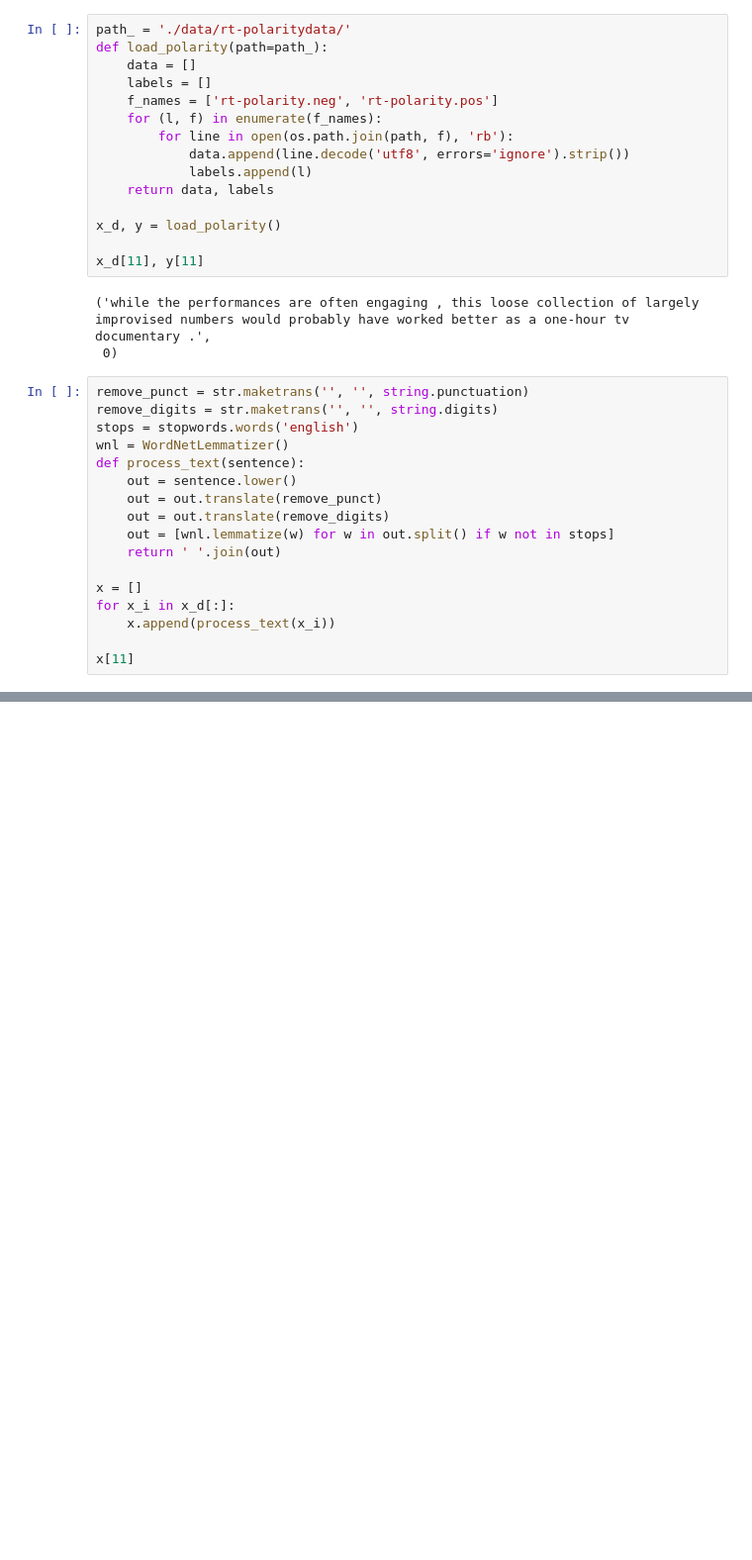
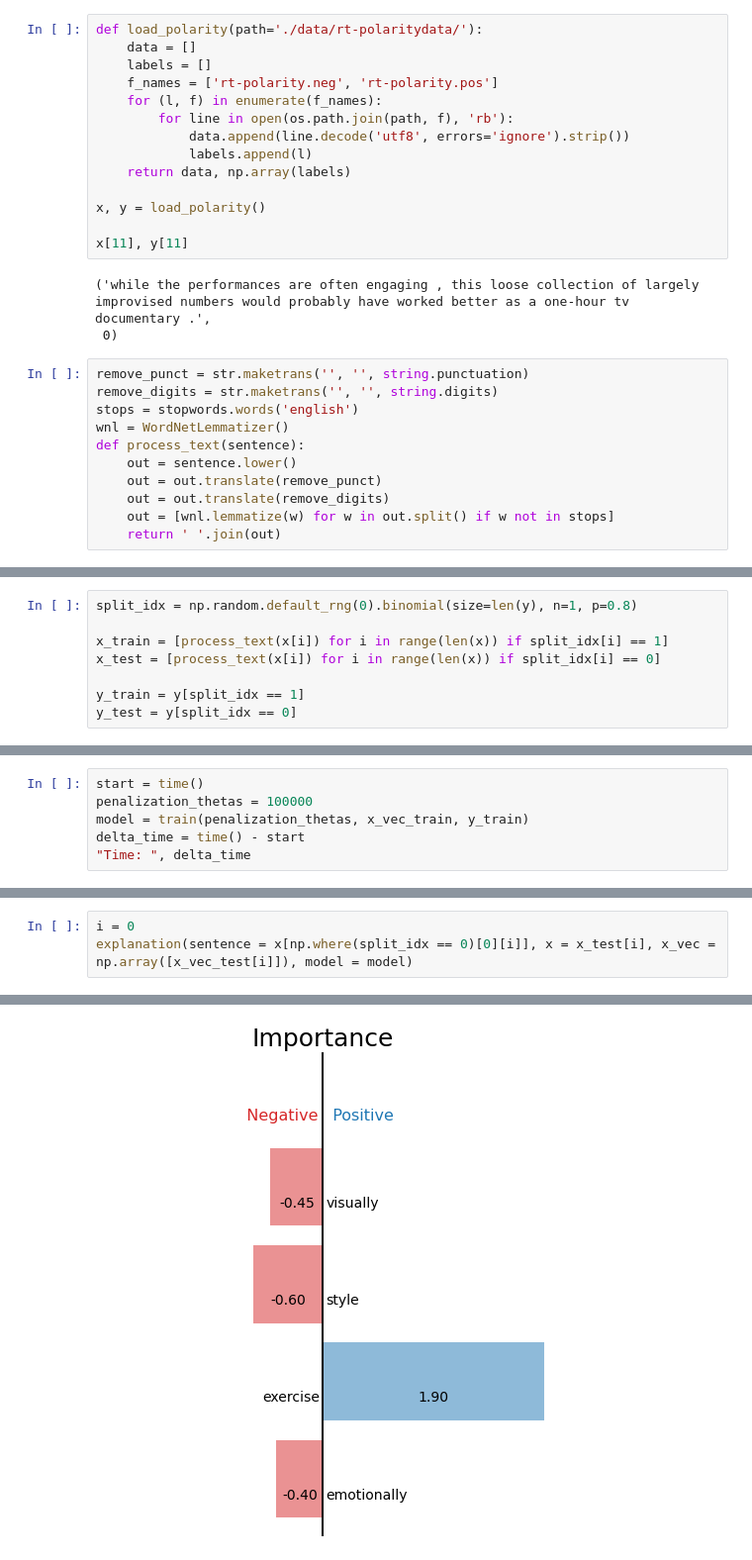
Before and after one commit to vcoscrato/NNLLE, a Jupyter notebook: ex_rotten_tomatos.ipynb, the cells around one changed output, grey strips where cells are left out. Shown: that part at 99% size. Cells and saved outputs as stored; diff of their text form; blank space fills up the shorter version.

```diff
--- a/ex_rotten_tomatos.ipynb
+++ b/ex_rotten_tomatos.ipynb
@@ -33,6 +26,5 @@ rt-polaritydata.tar 100%[===================>] 476.34K   512KB/s    in 0.9s
 # %%
-path_ = './data/rt-polaritydata/'
-def load_polarity(path=path_):
+def load_polarity(path='./data/rt-polaritydata/'):
     data = []
     labels = []
     f_names = ['rt-polarity.neg', 'rt-polarity.pos']
@@ -40,11 +32,11 @@ def load_polarity(path=path_):
         for line in open(os.path.join(path, f), 'rb'):
             data.append(line.decode('utf8', errors='ignore').strip())
             labels.append(l)
-    return data, labels
+    return data, np.array(labels)
 
-x_d, y = load_polarity()
+x, y = load_polarity()
 
-x_d[11], y[11]
+x[11], y[11]
 # %% [output]
 ('while the performances are often engaging , this loose collection of largely improvised numbers would probably have worked better as a one-hour tv documentary .',
  0)
@@ -59,9 +51,3 @@ def process_text(sentence):
     out = out.translate(remove_digits)
     out = [wnl.lemmatize(w) for w in out.split() if w not in stops]
     return ' '.join(out)
-
-x = []
-for x_i in x_d[:]:
-    x.append(process_text(x_i))
-
-x[11]
@@ -83,3 +54,11 @@ y_val = np.array(y_val)
+# %%
+split_idx = np.random.default_rng(0).binomial(size=len(y), n=1, p=0.8)
+
+x_train = [process_text(x[i]) for i in range(len(x)) if split_idx[i] == 1]
+x_test = [process_text(x[i]) for i in range(len(x)) if split_idx[i] == 0]
+
+y_train = y[split_idx == 1]
+y_test = y[split_idx == 0]
 # %%
 class VectorizeText():
     def __init__(self, limit=True, **kwargs):
@@ -112,0 +184,6 @@ names_features[:10], len(names_features)
+# %%
+start = time()
+penalization_thetas = 100000
+model = train(penalization_thetas, x_vec_train, y_train)
+delta_time = time() - start
+"Time: ", delta_time
@@ -112,0 +194,4 @@ names_features[:10], len(names_features)
+# %%
+i = 0
+explanation(sentence = x[np.where(split_idx == 0)[0][i]], x = x_test[i], x_vec = np.array([x_vec_test[i]]), model = model)
+# %% [output]
@@ -112,0 +201 @@ names_features[:10], len(names_features)
+[figure, added]
```
Also changed, not shown: parts of 12 cells of this notebook, 10 other files.
